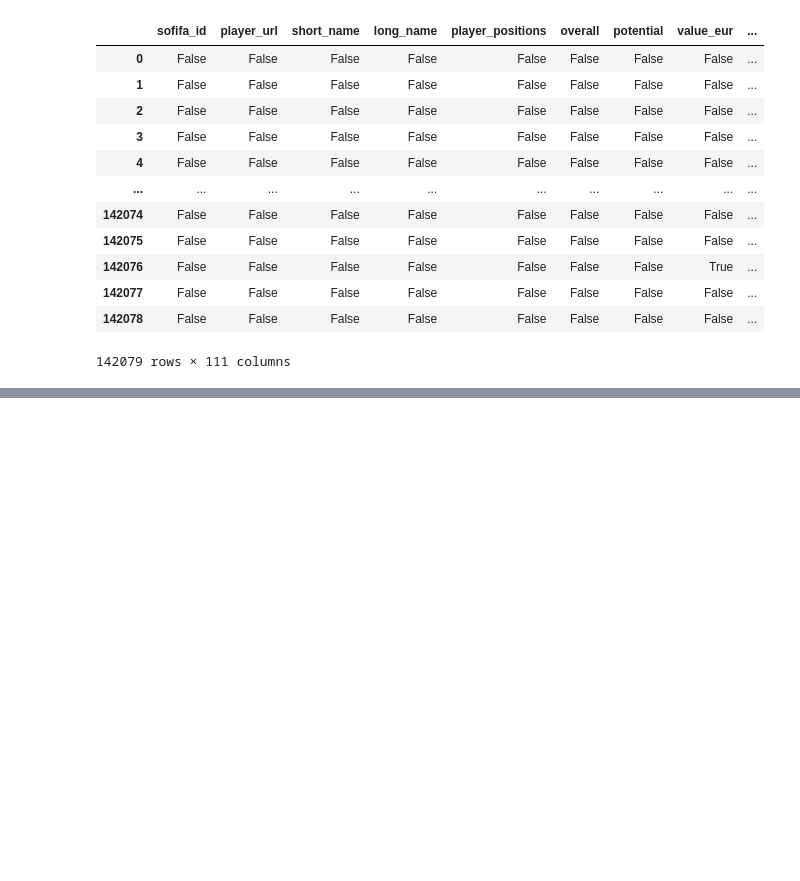
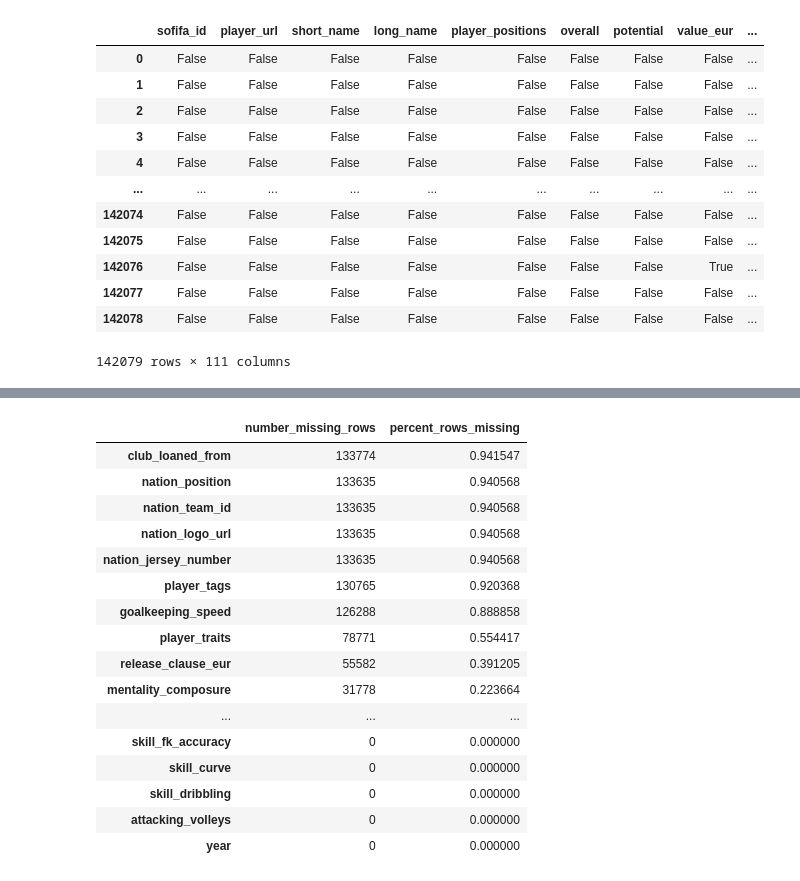
Before and after one commit to Jules-Ray-Kayla-Bert-Capstone-FiFA/fifa, a Jupyter notebook: Ray/ray_sb.ipynb, the cells around one changed output, grey strips where cells are left out. Saved outputs shown, nothing was run; the diff lists cells and outputs as text; code cells hidden in the pictures; blank space fills up the shorter version.

```diff
--- a/Ray/ray_sb.ipynb
+++ b/Ray/ray_sb.ipynb
@@ -127,0 +230,28 @@ df.isnull()
+# %%
+def nulls_by_col(df):
+    num_missing = df.isnull().sum()
+    rows = df.shape[0]
+    pct_missing = num_missing / rows
+    cols_missing = pd.DataFrame({'number_missing_rows': num_missing, 'percent_rows_missing': pct_missing})
+    return cols_missing
+# %%
+nulls_by_column = nulls_by_col(df)
+nulls_by_column.sort_values(by="percent_rows_missing", ascending=False)
+# %% [output]
+|  | number_missing_rows | percent_rows_missing |
+| club_loaned_from | 133774 | 0.941547 |
+| nation_position | 133635 | 0.940568 |
+| nation_team_id | 133635 | 0.940568 |
+| nation_logo_url | 133635 | 0.940568 |
+| nation_jersey_number | 133635 | 0.940568 |
+| player_tags | 130765 | 0.920368 |
+| goalkeeping_speed | 126288 | 0.888858 |
+| player_traits | 78771 | 0.554417 |
+| release_clause_eur | 55582 | 0.391205 |
+| mentality_composure | 31778 | 0.223664 |
+| ... | ... | ... |
+| skill_fk_accuracy | 0 | 0.000000 |
+| skill_curve | 0 | 0.000000 |
+| skill_dribbling | 0 | 0.000000 |
+| attacking_volleys | 0 | 0.000000 |
+| year | 0 | 0.000000 |
```
Also changed, not shown: parts of 18 cells of this notebook.
